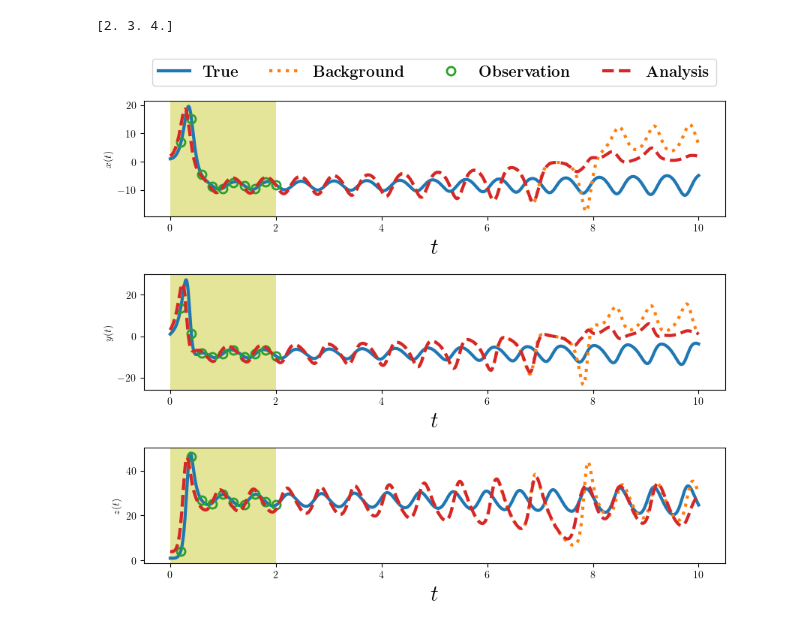
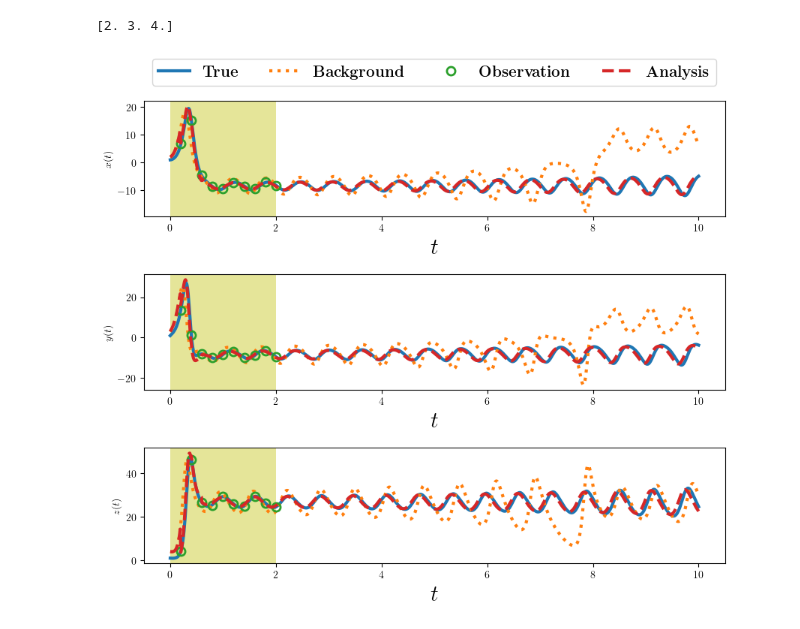
Before and after one commit to KYANJO/Data_assimilation_project, a Jupyter notebook: applications/lorenz96/EnKF_all_types.ipynb, the cells around one changed output. Drawn from its saved outputs; the diff is of its cells as text; code cells hidden in the pictures.

```diff
--- a/applications/lorenz96/EnKF_all_types.ipynb
+++ b/applications/lorenz96/EnKF_all_types.ipynb
@@ -303,30 +303,30 @@ def EnKF_types(filter_type,uai=uai,ua=ua,ub=ub):
 # %%
 # ---plottings ---
 
 # Define filter flags
-filter_type = "EnKF"  # Options: 'EnKF', 'EnTKF', 'EnRSKF', 'DEnKF'
+filter_type = "EnTKF"  # Options: 'EnKF', 'EnTKF', 'EnRSKF', 'DEnKF'
 ens_analysis_mean, ens_back = EnKF_types(filter_type, uai, ua, ub)
 
 plt.rcParams['text.usetex'] = True
 
 font = {'family' : 'normal',
 'weight' : 'bold',
 'size' : 20}
 
 # mpl.rc('font', **font)
 fig, ax = plt.subplots(nrows=3,ncols=1, figsize=(10,8))
 ax = ax.flat
 for k in range(3):
     ax[k].plot(t,uTrue[k,:], label=r'\bf{True}', linewidth = 3)
     ax[k].plot(t,ens_back[k,:], ':', label=r'\bf{Background}', linewidth = 3)
     ax[k].plot(t[ind_m],w[k,:], 'o', fillstyle='none',  label=r'\bf{Observation}', markersize = 8, markeredgewidth = 2)
     ax[k].plot(t,ens_analysis_mean[k,:], '--', label=r'\bf{Analysis}', linewidth = 3)
     ax[k].set_xlabel(r'$t$',fontsize=22)
     ax[k].axvspan(0, tm_m, color='y', alpha=0.4, lw=0)
 ax[0].legend(loc="center", bbox_to_anchor=(0.5,1.25),ncol =4,fontsize=15)
 ax[0].set_ylabel(r'$x(t)$')
 ax[1].set_ylabel(r'$y(t)$')
 ax[2].set_ylabel(r'$z(t)$')
 fig.subplots_adjust(hspace=0.5)
 # %% [output]
-[figure, old version]
+[figure, new version]
```
Also changed, not shown: parts of 1 cell of this notebook, 2 other files.
